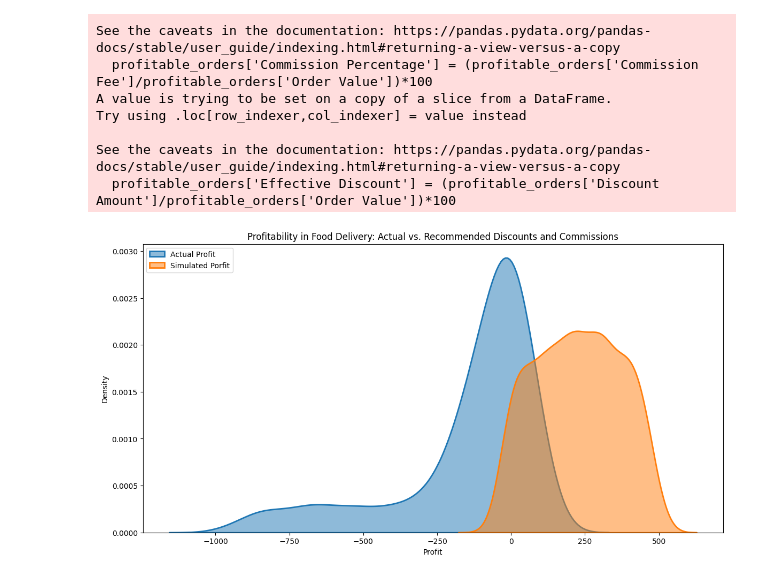
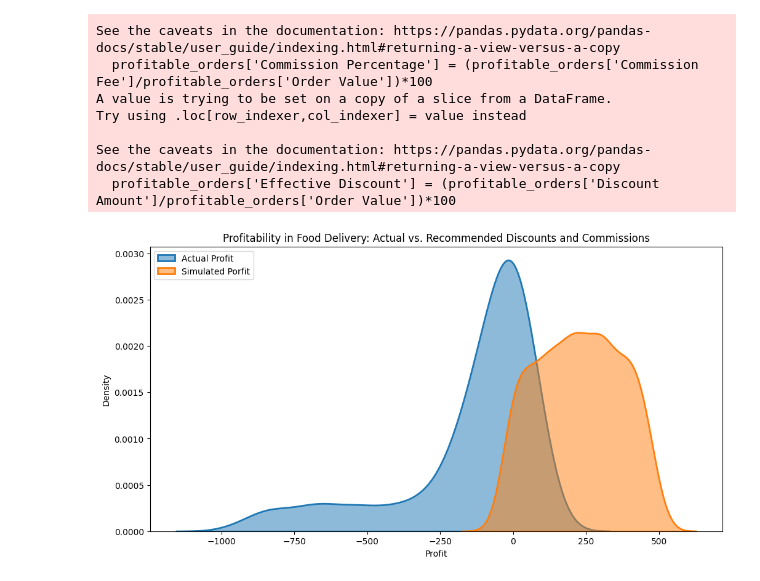
Before and after one commit to jainPrabhanshu/Food-Delivery-Cost-and-Profit-Analysis, a Jupyter notebook: Food Delivery Cost and Profit.ipynb, the cells around one changed output. Saved outputs shown, nothing was run; the diff lists cells and outputs as text; code cells hidden in the pictures.

```diff
--- a/Food Delivery Cost and Profit.ipynb
+++ b/Food Delivery Cost and Profit.ipynb
@@ -192,14 +192,14 @@ food_order['Simulated Profit'] = food_order['Simulated Commission Fee'] - food_o
 # %%
 import seaborn as sns
 
-plt.figure(figsize=(14, 7))
+plt.figure(figsize=(12, 6))
 sns.kdeplot(food_order['Profit'],label='Actual Profit',fill=True,alpha=0.5,linewidth = 2)
 sns.kdeplot(food_order['Simulated Profit'],label='Simulated Porfit',fill=True,alpha=0.5,linewidth=2)
 
 plt.title('Profitability in Food Delivery: Actual vs. Recommended Discounts and Commissions')
 plt.xlabel('Profit')
 plt.ylabel('Density')
 plt.legend(loc='upper left')
 plt.show()
 # %% [output]
-[figure, old version]
+[figure, new version]
```
Also changed, not shown: 3 other files.
